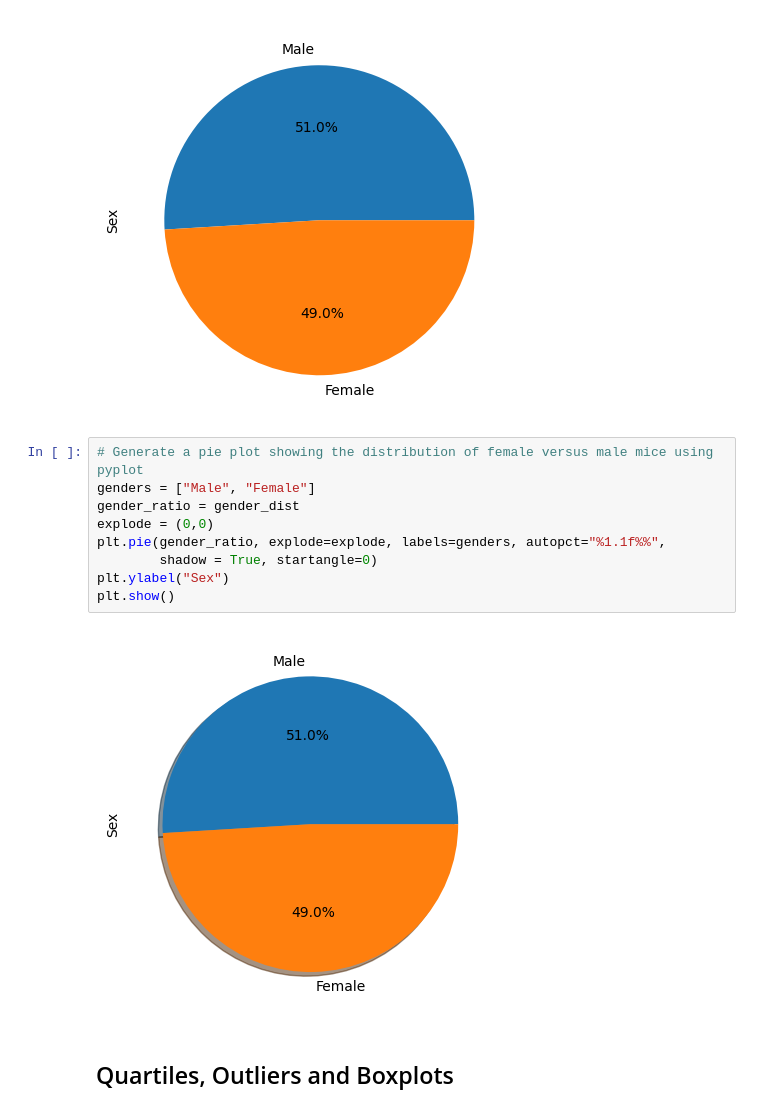
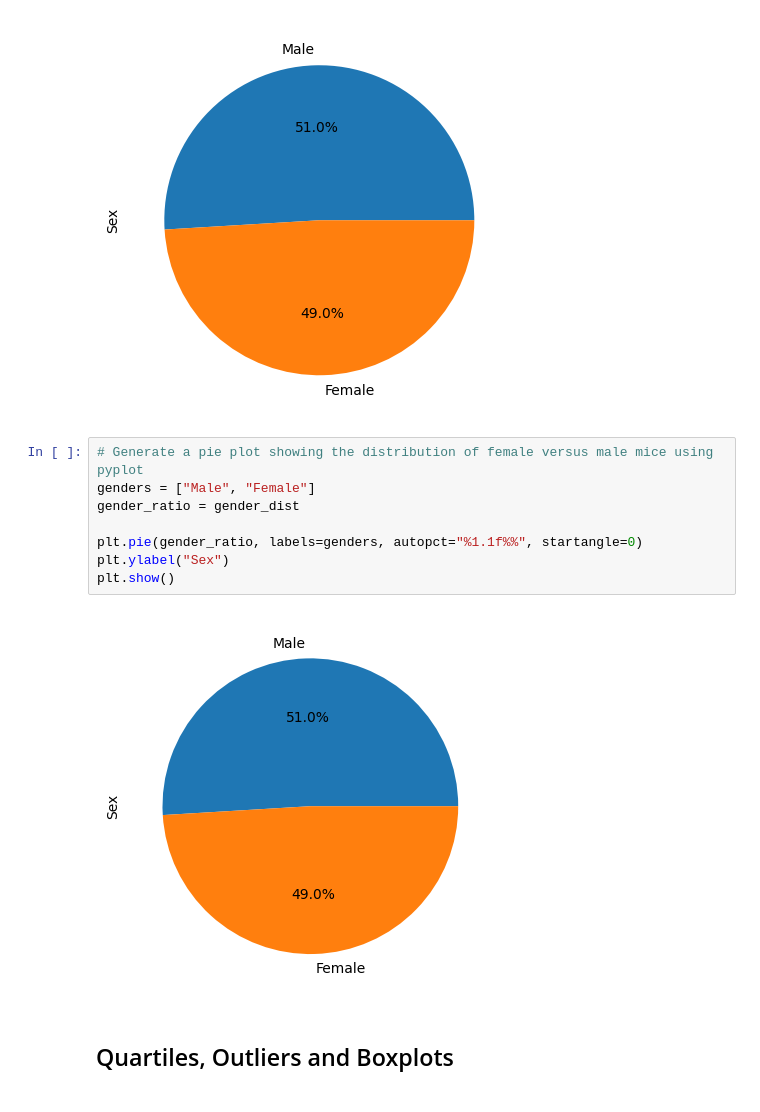
Before and after one commit to EdGonz44/Data_Visualization_challenge, a Jupyter notebook: Pymaceuticals/pymaceuticals_mainscript.ipynb, the cells around one changed output. Cells and saved outputs as stored; diff of their text form.

```diff
--- a/Pymaceuticals/pymaceuticals_starter.ipynb
+++ b/Pymaceuticals/pymaceuticals_mainscript.ipynb
@@ -192,14 +205,13 @@ plt.show()
 # %%
 # Generate a pie plot showing the distribution of female versus male mice using pyplot
 genders = ["Male", "Female"]
 gender_ratio = gender_dist
-explode = (0,0)
-plt.pie(gender_ratio, explode=explode, labels=genders, autopct="%1.1f%%",
-        shadow = True, startangle=0)
+
+plt.pie(gender_ratio, labels=genders, autopct="%1.1f%%", startangle=0)
 plt.ylabel("Sex")
 plt.show()
 # %% [output]
-[figure, old version]
+[figure, new version]
 # %% [markdown]
 ## Quartiles, Outliers and Boxplots
 # %%
```
Also changed, not shown: parts of 8 cells of this notebook.
